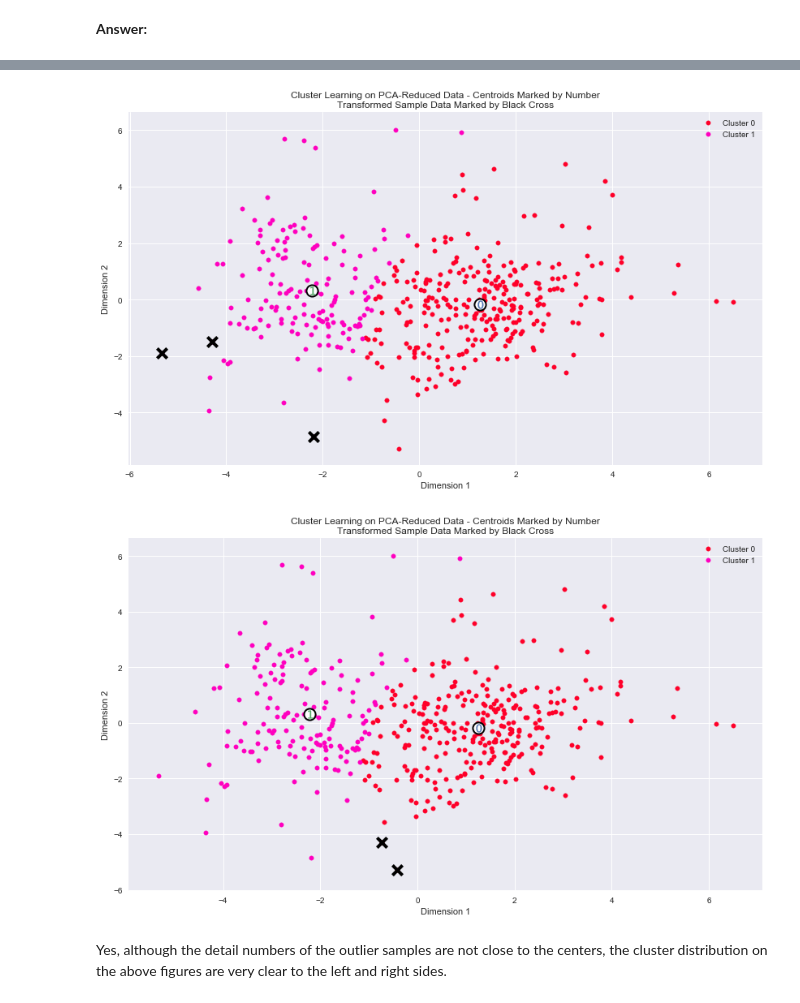
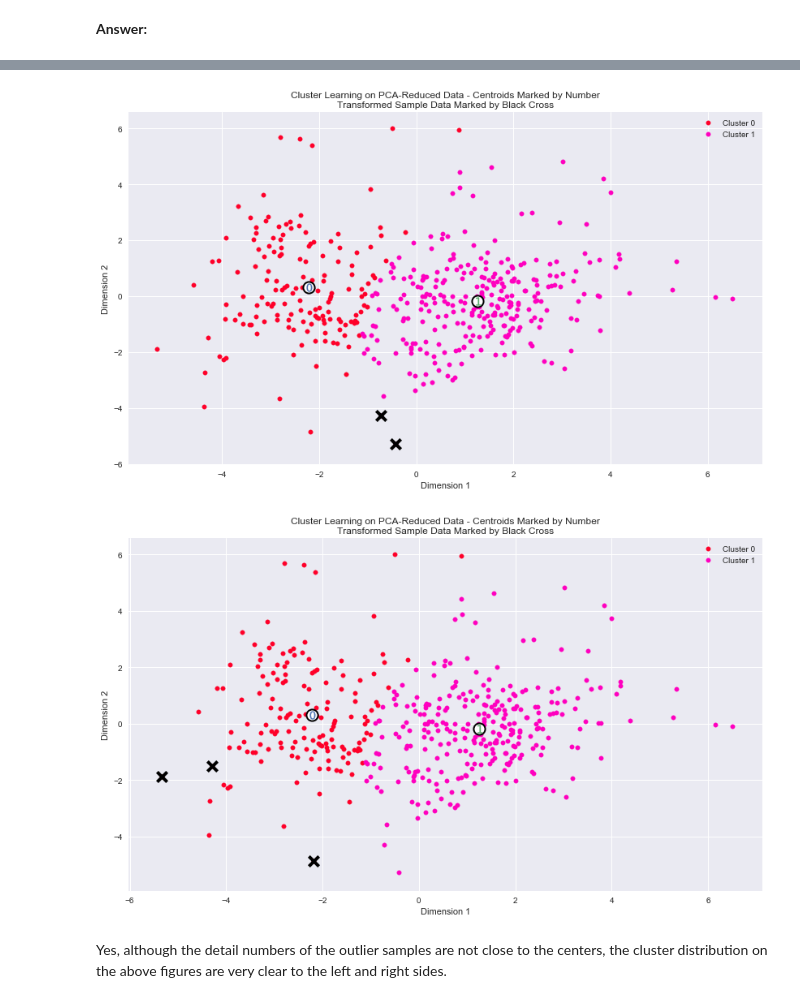
Before and after one commit to Mincent/customer_segments, a Jupyter notebook: customer_segments.ipynb, the cells around one changed output, grey strips where cells are left out. Cells and saved outputs as stored; diff of their text form; code cells hidden in the pictures.

```diff
--- a/customer_segments.ipynb
+++ b/customer_segments.ipynb
@@ -371,7 +459,8 @@ pca_results = vs.pca_results(good_data, pca)
 # %% [markdown]
 **Answer:**
 # %%
-EV = pca_results["Explained Variance"]
-for n in range(1, 5):
-    print "* Component #{} Explains Variance: {}, and Cumulated to: {}".format(n, EV[n - 1], sum(EV[:n]))
+ev = pca.explained_variance_ratio_
+EV = np.cumsum(ev)
+for n in range(0, 6):
+    print "* Component #{} Explains Variance: {:.3}, and Cumulated to: {:.3}".format(n, ev[n], EV[n])
 # %% [output]
@@ -407,13 +498,13 @@ In the code block below, you will need to implement the following:
  - Apply a PCA transformation of `log_samples` using `pca.transform`, and assign the results to `pca_samples`.
 # %%
 # TODO: Apply PCA by fitting the good data with only two dimensions
-pca = PCA(n_components = 2).fit(good_data)
+pca2 = PCA(n_components = 2).fit(good_data)
 
 # TODO: Transform the good data using the PCA fit above
-reduced_data = pca.transform(good_data)
+reduced_data = pca2.transform(good_data)
 
 # TODO: Transform log_samples using the PCA fit above
-pca_samples = pca.transform(log_samples)
+pca_samples = pca2.transform(log_samples)
 
 # Create a DataFrame for the reduced data
 reduced_data = pd.DataFrame(reduced_data, columns = ['Dimension 1', 'Dimension 2'])
@@ -537,7 +628,7 @@ In the code block below, you will need to implement the following:
  - Apply the inverse function of `np.log` to `log_centers` using `np.exp` and assign the true centers to `true_centers`.
 # %%
 # TODO: Inverse transform the centers
-log_centers = pca.inverse_transform(centers)
+log_centers = pca2.inverse_transform(centers)
 
 # TODO: Exponentiate the centers
 true_centers = np.exp(log_centers)
@@ -547,6 +638,6 @@ segments = ['Segment {}'.format(i) for i in range(0,len(centers))]
 true_centers = pd.DataFrame(np.round(true_centers), columns = data.keys())
 true_centers.index = segments
 # display(true_centers)
-display(pd.concat([pd.DataFrame(data.describe().loc["mean"]).T, true_centers]))
+display(true_centers.append(data.describe().loc["mean"]))
 # %% [output]
 |  | Fresh | Milk | Grocery | Frozen | Detergents_Paper | Delicatessen |
@@ -565,0 +655,3 @@ display(pd.concat([pd.DataFrame(data.describe().loc["mean"]).T, true_centers]))
+# %%
+df = true_centers.append(data.describe().loc[["mean", "25%", "50%", "75%"]])
+df . plot(kind = 'bar', figsize = (16, 4));
@@ -583,7 +707,7 @@ Sample point 4 predicted to be in Cluster 0
 # %% [markdown]
 **Answer:**
 # %%
-display(pd.concat([pd.DataFrame(data.describe().loc["mean"]).T, true_centers, samples.assign(Segment = sample_preds)]))
+display(true_centers.append(data.describe().loc["mean"]).append(samples.assign(Cluster = sample_preds)))
+vs.cluster_results(reduced_data, preds, centers, pca_samples[3: ])
 vs.cluster_results(reduced_data, preds, centers, pca_samples[ :3])
-vs.cluster_results(reduced_data, preds, centers, pca_samples[3: ])
 # %% [output]
@@ -599,5 +723,5 @@ vs.cluster_results(reduced_data, preds, centers, pca_samples[3: ])
-[figure, old version]
+[figure, new version]
-[figure, old version]
+[figure, new version]
 # %% [markdown]
 Yes, although the detail numbers of the outlier samples are not close to the centers, the cluster distribution on the above figures are very clear to the left and right sides.
 # %% [markdown]
```
Also changed, not shown: parts of 22 cells of this notebook, 1 other file.
